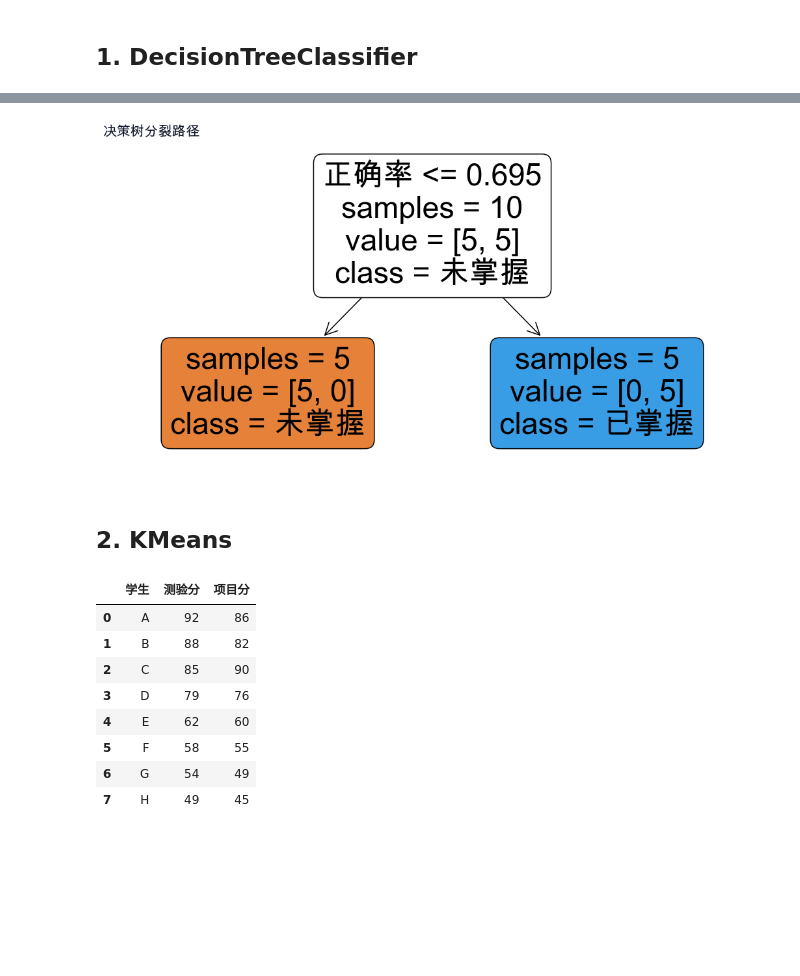
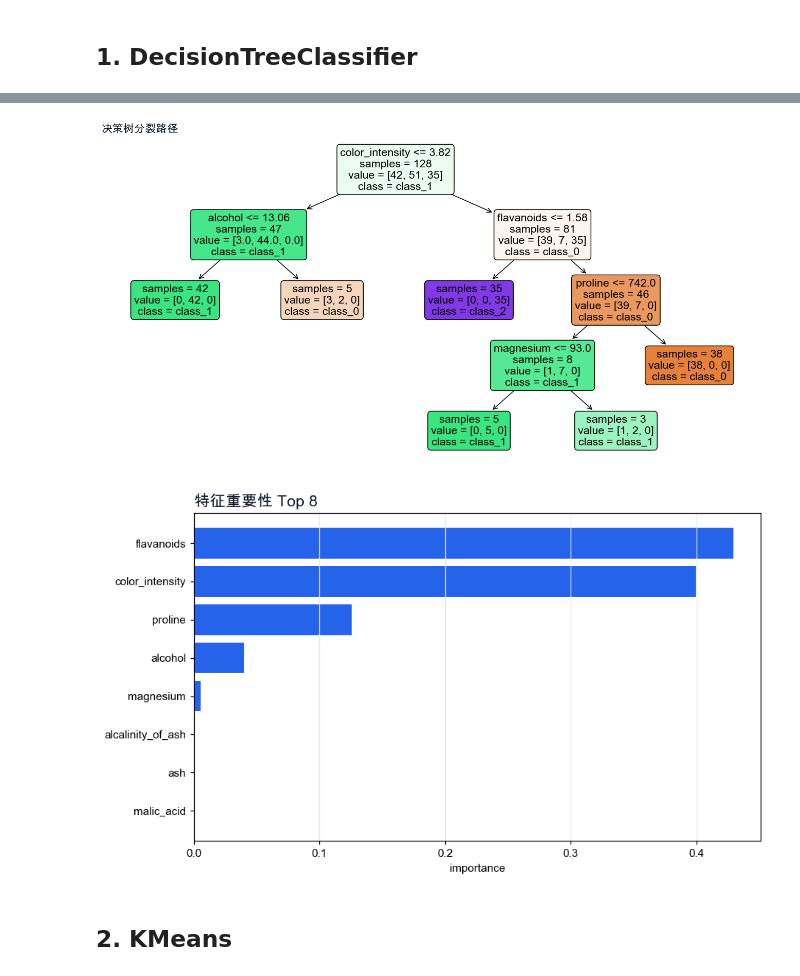
Before and after one commit to zhesun-0209/ai-thinking-labs, a Jupyter notebook: notebooks/ch07_decision_tree_kmeans.ipynb, the cells around one changed output, grey strips where cells are left out. Cells and saved outputs as stored; diff of their text form; code cells hidden in the pictures; blank space fills up the shorter version.

Commit message:
Improve ch07 decision tree and kmeans labs

```diff
--- a/notebooks/ch07_decision_tree_kmeans.ipynb
+++ b/notebooks/ch07_decision_tree_kmeans.ipynb
@@ -99,14 +113,2 @@ display(tree_df)
 # %% [markdown]
 ## 1. DecisionTreeClassifier
-# %%
-# 训练 sklearn 决策树，并输出每个样本的预测。
-tree = DecisionTreeClassifier(max_depth=3, min_samples_leaf=1, random_state=0)
-tree.fit(X_tree, y_tree)
-
-tree_pred = tree.predict(X_tree)
-tree_result = tree_df.copy()
-tree_result["预测"] = tree_pred
-tree_result["预测含义"] = np.where(tree_pred == 1, "已掌握", "未掌握")
-tree_result["预测正确"] = tree_result["预测"].eq(tree_result["掌握"])
-display(tree_result)
-print("训练集准确率:", round(accuracy_score(y_tree, tree_pred), 3))
@@ -126,9 +160,17 @@ print("训练集准确率:", round(accuracy_score(y_tree, tree_pred), 3))
 # %%
-# 查看树的分裂规则和特征贡献。
+# 查看分裂规则、特征重要性和混淆矩阵。
 importance_df = pd.DataFrame(
-    {"特征": feature_names, "重要度": tree.feature_importances_}
-).sort_values("重要度", ascending=False)
+    {"特征": feature_names, "重要性": tree.feature_importances_}
+).sort_values("重要性", ascending=False)
+importance_df["累计重要性"] = importance_df["重要性"].cumsum()
 
-print(export_text(tree, feature_names=feature_names))
-display(importance_df)
+confusion_df = pd.DataFrame(
+    confusion_matrix(y_test, test_pred),
+    index=[f"真实_{name}" for name in class_names],
+    columns=[f"预测_{name}" for name in class_names],
+)
+
+print(export_text(tree, feature_names=feature_names, max_depth=3))
+display(importance_df.head(10).round(3))
+display(confusion_df)
 # %% [output]
@@ -143,40 +208,29 @@ display(importance_df)
 # %%
-# 绘制 sklearn 训练出的树结构。
-fig, ax = plt.subplots(figsize=(9.5, 5.2))
+# 绘制树结构和特征重要性条形图。
+fig, ax = plt.subplots(figsize=(12.0, 6.3))
 plot_tree(
     tree,
     feature_names=feature_names,
     class_names=class_names,
     filled=True,
     rounded=True,
     impurity=False,
     ax=ax,
 )
 ax.set_title("决策树分裂路径", loc="left", fontsize=14, fontweight="bold", color="#0f172a")
 plt.tight_layout()
 plt.show()
+
+top_importance = importance_df.head(8).sort_values("重要性")
+fig, ax = plt.subplots(figsize=(8.4, 5.0))
+ax.barh(top_importance["特征"], top_importance["重要性"], color="#2563eb")
+ax.set_title("特征重要性 Top 8", loc="left", fontsize=14, fontweight="bold", color="#0f172a")
+ax.set_xlabel("importance")
+ax.grid(True, axis="x", color="#e2e8f0", linewidth=0.8)
+plt.tight_layout()
+plt.show()
 # %% [output]
-[figure, old version]
+[figure, new version]
+[figure, added]
 # %% [markdown]
 ## 2. KMeans
-# %%
-# 准备二维学习行为点：横轴是测验分，纵轴是项目分。
-kmeans_points = pd.DataFrame(
-    {
-        "学生": ["A", "B", "C", "D", "E", "F", "G", "H"],
-        "测验分": [92, 88, 85, 79, 62, 58, 54, 49],
-        "项目分": [86, 82, 90, 76, 60, 55, 49, 45],
-    }
-)
-X_cluster = kmeans_points[["测验分", "项目分"]].to_numpy()
-display(kmeans_points)
-# %% [output]
-|  | 学生 | 测验分 | 项目分 |
-| 0 | A | 92 | 86 |
-| 1 | B | 88 | 82 |
-| 2 | C | 85 | 90 |
-| 3 | D | 79 | 76 |
-| 4 | E | 62 | 60 |
-| 5 | F | 58 | 55 |
-| 6 | G | 54 | 49 |
-| 7 | H | 49 | 45 |
```
Also changed, not shown: parts of 12 cells of this notebook, 2 other files.
